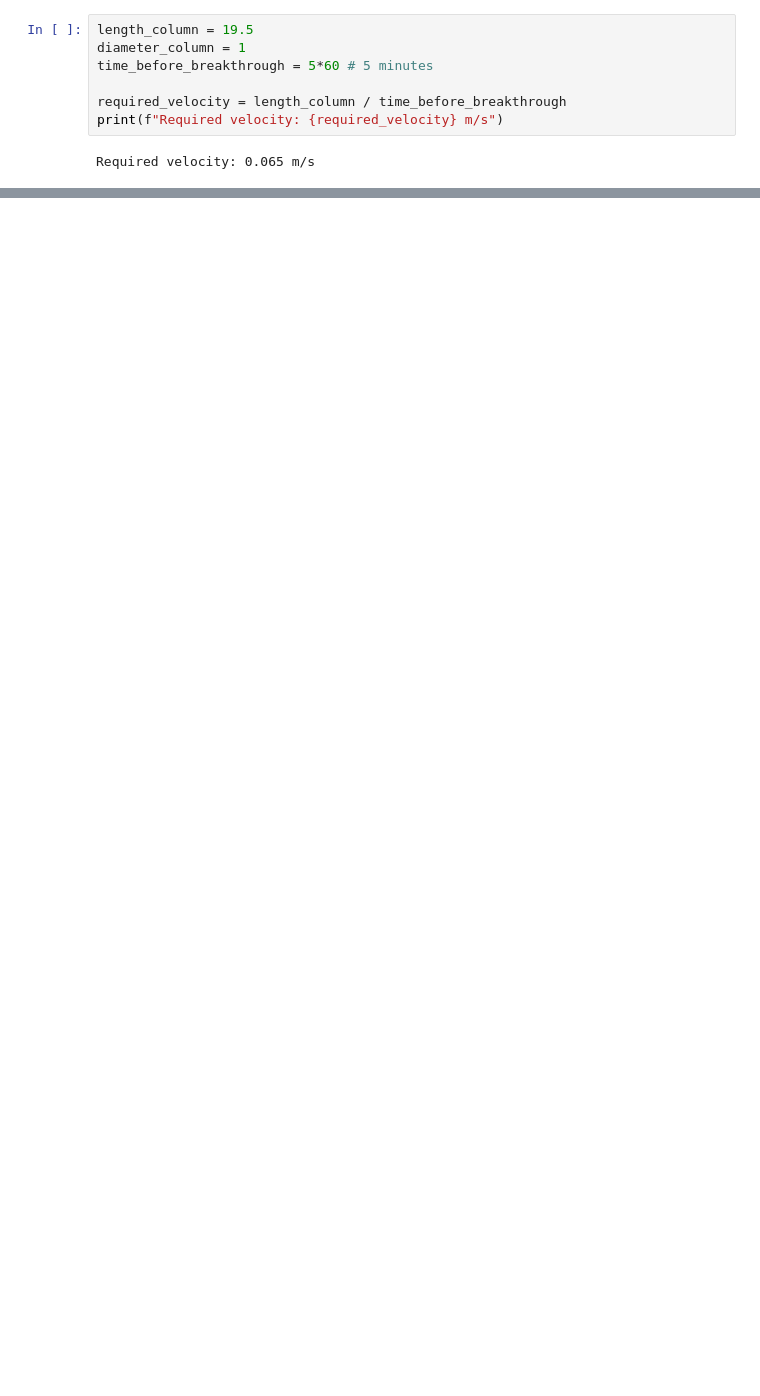
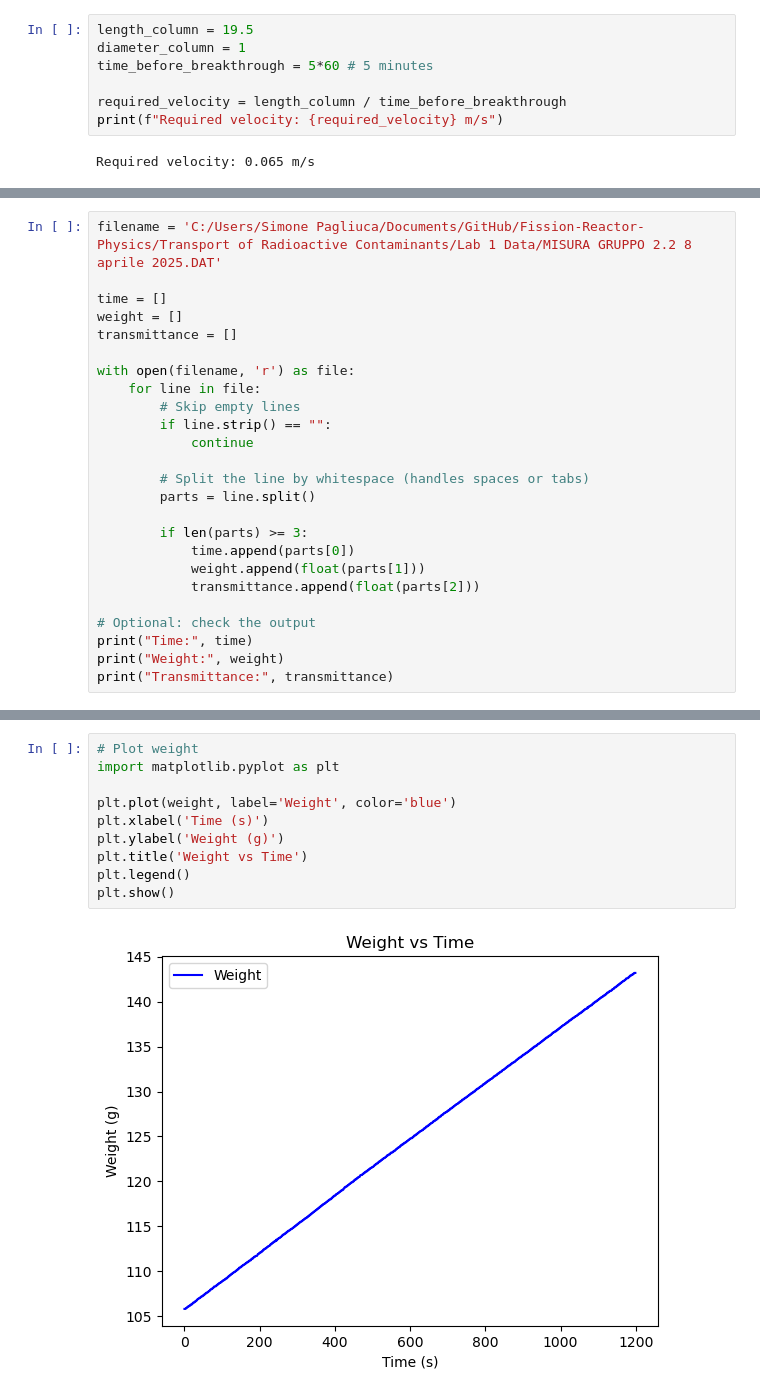
Before and after one commit to simo-pagliu/Magistrale, a Jupyter notebook: Transport of Radioactive Contaminants/Transport.ipynb, the cells around one changed output, grey strips where cells are left out. Cells and saved outputs as stored; diff of their text form; blank space fills up the shorter version.

Commit message:
WIP - lab data analysis

```diff
--- a/Transport of Radioactive Contaminants/Transport.ipynb
+++ b/Transport of Radioactive Contaminants/Transport.ipynb
@@ -36,0 +169,25 @@ From this lower limit wr choose to set it to $2 \frac{mL}{min}$ considering that
+# %%
+filename = 'C:/Users/Simone Pagliuca/Documents/GitHub/Fission-Reactor-Physics/Transport of Radioactive Contaminants/Lab 1 Data/MISURA GRUPPO 2.2 8 aprile 2025.DAT'
+
+time = []
+weight = []
+transmittance = []
+
+with open(filename, 'r') as file:
+    for line in file:
+        # Skip empty lines
+        if line.strip() == "":
+            continue
+
+        # Split the line by whitespace (handles spaces or tabs)
+        parts = line.split()
+
+        if len(parts) >= 3:
+            time.append(parts[0])
+            weight.append(float(parts[1]))
+            transmittance.append(float(parts[2]))
+
+# Optional: check the output
+print("Time:", time)
+print("Weight:", weight)
+print("Transmittance:", transmittance)
@@ -36,0 +198,12 @@ From this lower limit wr choose to set it to $2 \frac{mL}{min}$ considering that
+# %%
+# Plot weight
+import matplotlib.pyplot as plt
+
+plt.plot(weight, label='Weight', color='blue')
+plt.xlabel('Time (s)')
+plt.ylabel('Weight (g)')
+plt.title('Weight vs Time')
+plt.legend()
+plt.show()
+# %% [output]
+[figure, added]
```
Also changed, not shown: parts of 38 cells of this notebook.
